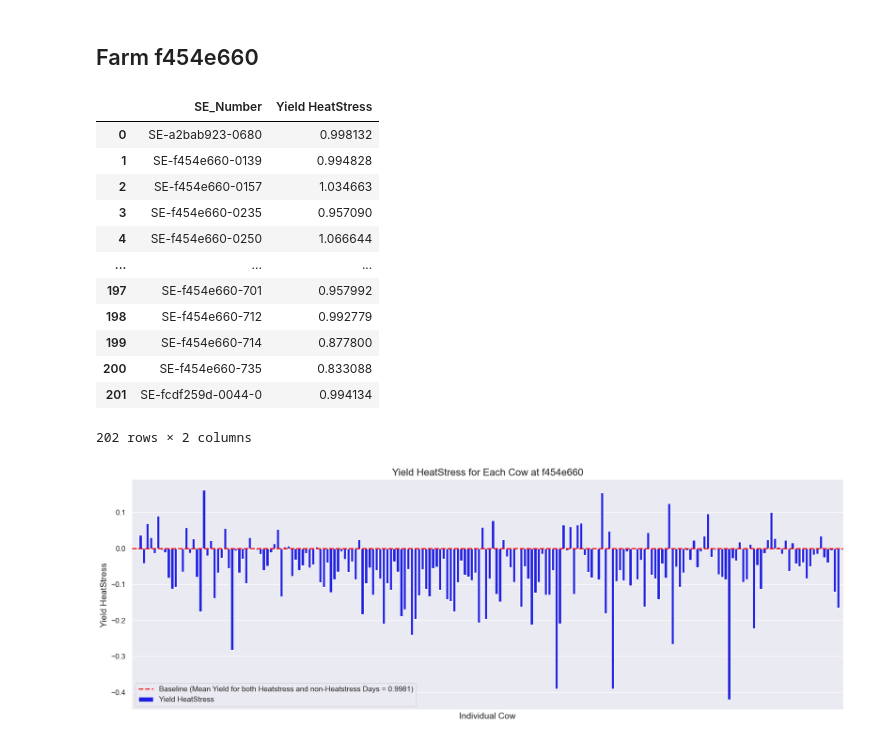
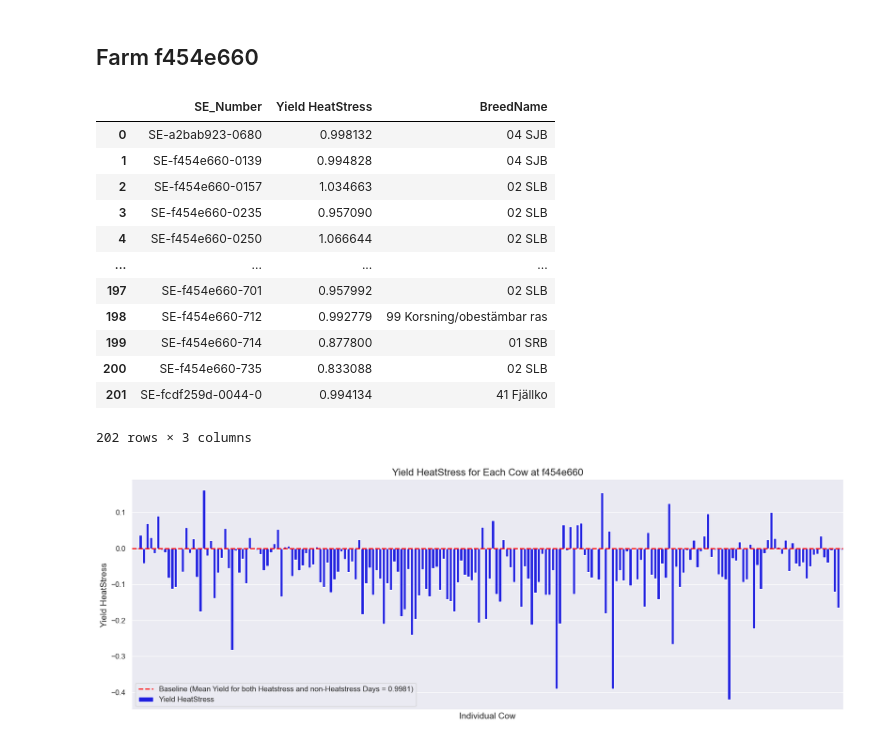
Before and after one commit to jockepolis/HeatStressEvaluationSummer24, a Jupyter notebook: ModelingIndividualsYield/BLR_IndividualYield1.ipynb, the cells around one changed output. Saved outputs shown, nothing was run; the diff lists cells and outputs as text; code cells hidden in the pictures.

```diff
--- a/ModelingIndividualsYield/BLR_IndividualYield1.ipynb
+++ b/ModelingIndividualsYield/BLR_IndividualYield1.ipynb
@@ -22,6 +22,7 @@ dtype_dict = {
     'FarmName_Pseudo': 'str',
     'SE_Number': 'str',
     'Age': 'Int64',
+    'BreedName': 'str',
     'DailyYield': 'float',
     'PreviousDailyYield': 'float',
     'DailyYieldChange': 'float',
@@ -731,46 +828,53 @@ def fit_model_and_calculate_yield_change(data, feature):
             target='NormalizedDailyYield',
             subject_type='cow',
             prior_mean=prior_mean,
             prior_cov=prior_cov,
             beta=beta
         )
         result = model.fit_model()
 
         # Store the model instance for later use
         models.append(model)
 
         # Store the yield change for the cow
         yield_changes[cow] = result['Off-set']['mu']
 
     return yield_changes
 
 # Use only 'MeanTemperature' as the feature
 selected_feature = 'MeanTemperature'
 
 # Fit the model and calculate yield changes for all cows
 yield_changes_heatstress = fit_model_and_calculate_yield_change(data_heatstress, selected_feature)
 
 # Create results DataFrame
 results_df = pd.DataFrame({
     'SE_Number': yield_changes_heatstress.keys(),
     'Yield HeatStress': yield_changes_heatstress.values()
 })
 
+# First, reduce daily_farm_data to unique SE_Number and BreedName pairs
+unique_breed_data = daily_farm_data[['SE_Number', 'BreedName']].drop_duplicates()
+
+# Then, merge with the results_df on SE_Number
+results_df = results_df.merge(unique_breed_data, on='SE_Number', how='left')
+
+# Display the merged DataFrame
 results_df
 # %% [output]
-|  | SE_Number | Yield HeatStress |
-| 0 | SE-a2bab923-0680 | 0.998132 |
-| 1 | SE-f454e660-0139 | 0.994828 |
-| 2 | SE-f454e660-0157 | 1.034663 |
-| 3 | SE-f454e660-0235 | 0.957090 |
-| 4 | SE-f454e660-0250 | 1.066644 |
-| ... | ... | ... |
-| 197 | SE-f454e660-701 | 0.957992 |
-| 198 | SE-f454e660-712 | 0.992779 |
-| 199 | SE-f454e660-714 | 0.877800 |
-| 200 | SE-f454e660-735 | 0.833088 |
-| 201 | SE-fcdf259d-0044-0 | 0.994134 |
+|  | SE_Number | Yield HeatStress | BreedName |
+| 0 | SE-a2bab923-0680 | 0.998132 | 04 SJB |
+| 1 | SE-f454e660-0139 | 0.994828 | 04 SJB |
+| 2 | SE-f454e660-0157 | 1.034663 | 02 SLB |
+| 3 | SE-f454e660-0235 | 0.957090 | 02 SLB |
+| 4 | SE-f454e660-0250 | 1.066644 | 02 SLB |
+| ... | ... | ... | ... |
+| 197 | SE-f454e660-701 | 0.957992 | 02 SLB |
+| 198 | SE-f454e660-712 | 0.992779 | 99 Korsning/obestämbar ras |
+| 199 | SE-f454e660-714 | 0.877800 | 01 SRB |
+| 200 | SE-f454e660-735 | 0.833088 | 02 SLB |
+| 201 | SE-fcdf259d-0044-0 | 0.994134 | 41 Fjällko |
-202 rows × 2 columns
+202 rows × 3 columns
 # %%
 # Calculate the baseline
 baseline_yield_change = daily_farm_data['NormalizedDailyYield'].mean()
```
Also changed, not shown: parts of 8 cells of this notebook, 3 other files.
